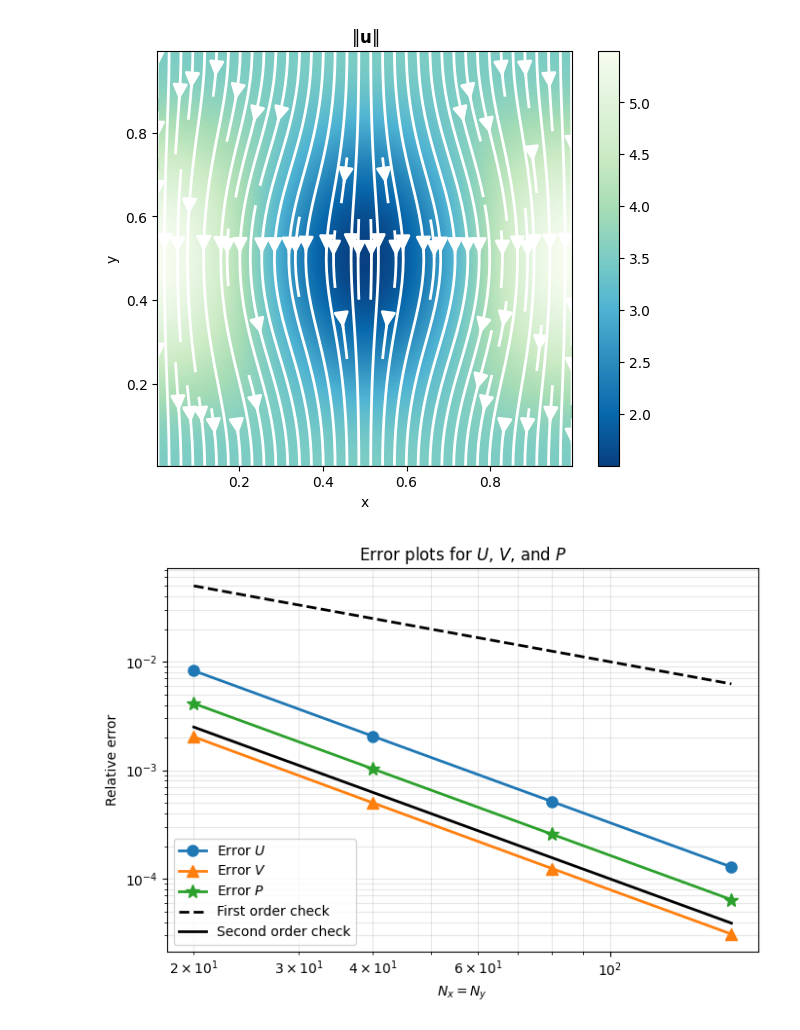
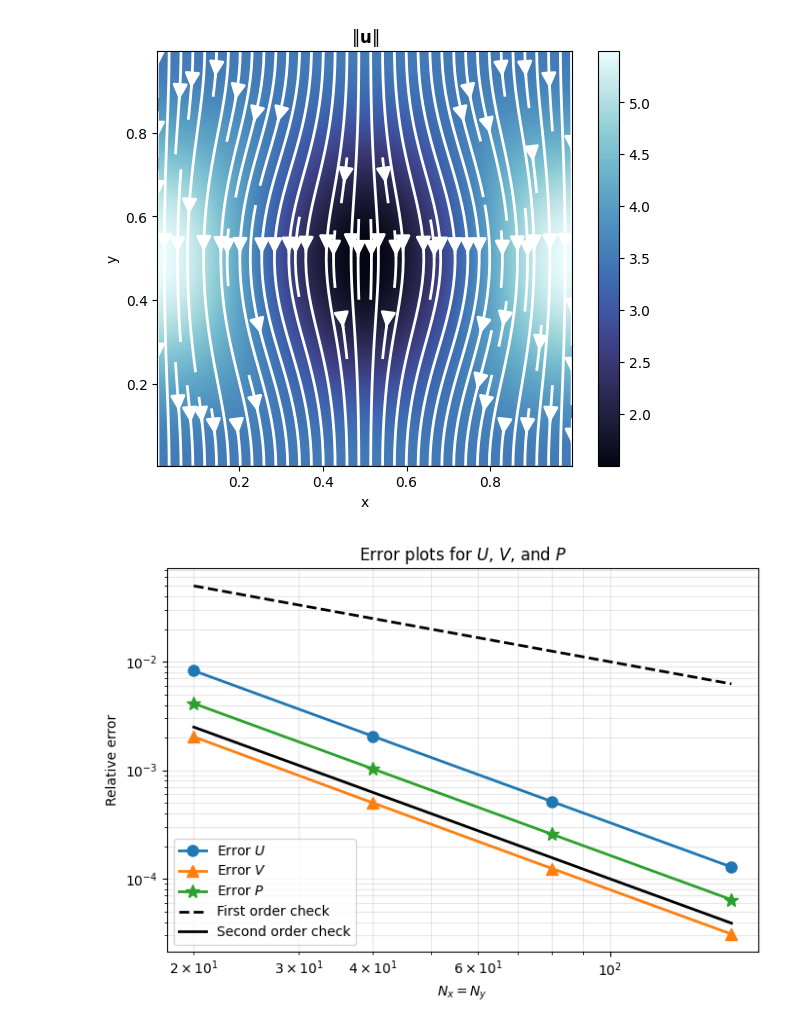
Before and after one commit to elsaschutfort/MATH550_HW1, a Jupyter notebook: code/problem1.ipynb, the cells around one changed output. Saved outputs shown, nothing was run; the diff lists cells and outputs as text; code cells hidden in the pictures.

```diff
--- a/code/problem1.ipynb
+++ b/code/problem1.ipynb
@@ -100,33 +101,34 @@ Vfull = np.vstack([np.full((1, n), Vbot), V, np.full((1, n), Vtop)])
 Vc = 0.5 * (Vfull[:-1] + Vfull[1:])
 speed = np.sqrt(Uc**2 + Vc**2)
 
 xc, yc = grids["XP"][0, :], grids["YP"][:, 0]
 
 fig, ax = plt.subplots(figsize=(6, 5))
-pc = ax.pcolormesh(xc, yc, speed, shading="gouraud", cmap="mako" if "mako" in plt.colormaps() else "GnBu_r")
+pc = ax.pcolormesh(xc, yc, speed, shading="gouraud", cmap=cmocean.cm.ice)
 ax.streamplot(xc, yc, Uc, Vc, color="white", density=1.2, linewidth=2, arrowsize=2.2)
 fig.colorbar(pc, ax=ax)
 ax.set(xlabel="x", ylabel="y", title=r"$\|\mathbf{u}\|$", aspect="equal",
        xlim=(xc[0], xc[-1]), ylim=(yc[0], yc[-1]))
 fig.tight_layout()
 fig.savefig("../writeup/figs/problem1.png", dpi=150)
 
 N = np.asarray(N)
 
 fig, ax = plt.subplots(figsize=(7, 5))
 ax.loglog(N, err_U, "o-", label="Error $U$", linewidth=2, markersize=8)
 ax.loglog(N, err_V, "^-", label="Error $V$", linewidth=2, markersize=8)
 ax.loglog(N, err_P, "*-", markersize=10, label="Error $P$", linewidth=2)
 ax.loglog(N, 1/N,    "k--", label="First order check", linewidth=2)
 ax.loglog(N, 1/N**2, "k-",  label="Second order check", linewidth=2)
 
 ax.set_xlabel("$N_x = N_y$")
 ax.set_ylabel("Relative error")
 ax.set_title("Error plots for $U$, $V$, and $P$")
 ax.grid(True, which="both", alpha=0.3)
 ax.legend()
 plt.tight_layout()
 plt.show()
+fig.savefig("../writeup/figs/problem2.png", dpi=150)
 # %% [output]
-[figure, old version]
+[figure, new version]
 [figure]
```
Also changed, not shown: parts of 1 cell of this notebook, 7 other files.
